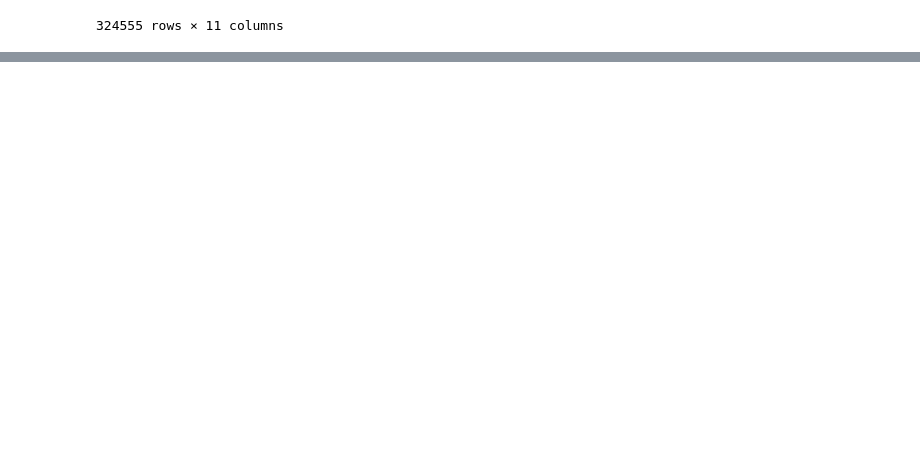
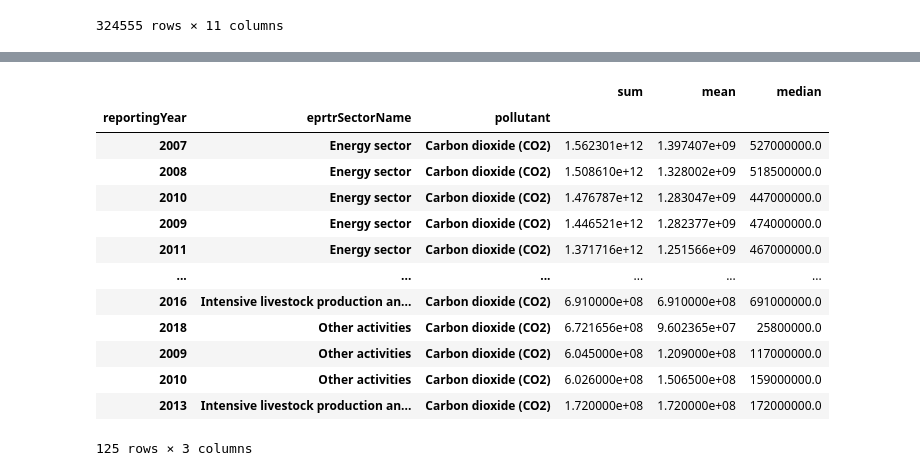
Before and after one commit to FanZy0127/environmental_impact, a Jupyter notebook: modules/Air/jupyter_main_air.ipynb, the cells around one changed output, grey strips where cells are left out. Saved outputs shown, nothing was run; the diff lists cells and outputs as text; code cells hidden in the pictures; blank space fills up the shorter version.

```diff
--- a/modules/Air/jupyter_main_air.ipynb
+++ b/modules/Air/jupyter_main_air.ipynb
@@ -560,0 +564,4 @@ df
+# %%
+pollutant_group_by_sector = df.groupby(["reportingYear", "eprtrSectorName", "pollutant"])["emissions"]\
+    .agg(["sum", "mean", "median"])\
+    .sort_values(by=["sum"], ascending=False)
@@ -560,0 +585,19 @@ df
+# %%
+dataframe = pollutant_group_by_sector[pollutant_group_by_sector.index.get_level_values("pollutant") == "Carbon dioxide (CO2)"]
+# %%
+dataframe
+# %% [output]
+|  |  |  | sum | mean | median |
+| reportingYear | eprtrSectorName | pollutant |  |  |  |
+| 2007 | Energy sector | Carbon dioxide (CO2) | 1.562301e+12 | 1.397407e+09 | 527000000.0 |
+| 2008 | Energy sector | Carbon dioxide (CO2) | 1.508610e+12 | 1.328002e+09 | 518500000.0 |
+| 2010 | Energy sector | Carbon dioxide (CO2) | 1.476787e+12 | 1.283047e+09 | 447000000.0 |
+| 2009 | Energy sector | Carbon dioxide (CO2) | 1.446521e+12 | 1.282377e+09 | 474000000.0 |
+| 2011 | Energy sector | Carbon dioxide (CO2) | 1.371716e+12 | 1.251566e+09 | 467000000.0 |
+| ... | ... | ... | ... | ... | ... |
+| 2016 | Intensive livestock production an... | Carbon dioxide (CO2) | 6.910000e+08 | 6.910000e+08 | 691000000.0 |
+| 2018 | Other activities | Carbon dioxide (CO2) | 6.721656e+08 | 9.602365e+07 | 25800000.0 |
+| 2009 | Other activities | Carbon dioxide (CO2) | 6.045000e+08 | 1.209000e+08 | 117000000.0 |
+| 2010 | Other activities | Carbon dioxide (CO2) | 6.026000e+08 | 1.506500e+08 | 159000000.0 |
+| 2013 | Intensive livestock production an... | Carbon dioxide (CO2) | 1.720000e+08 | 1.720000e+08 | 172000000.0 |
+125 rows × 3 columns
```
Also changed, not shown: parts of 20 cells of this notebook.
